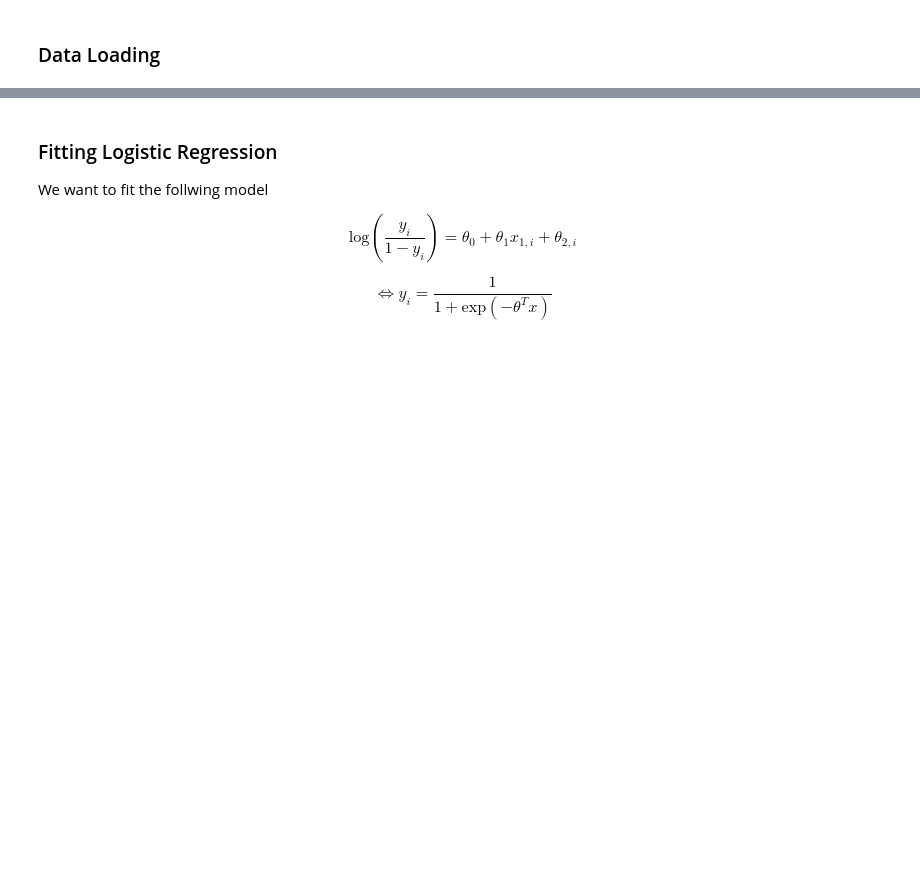
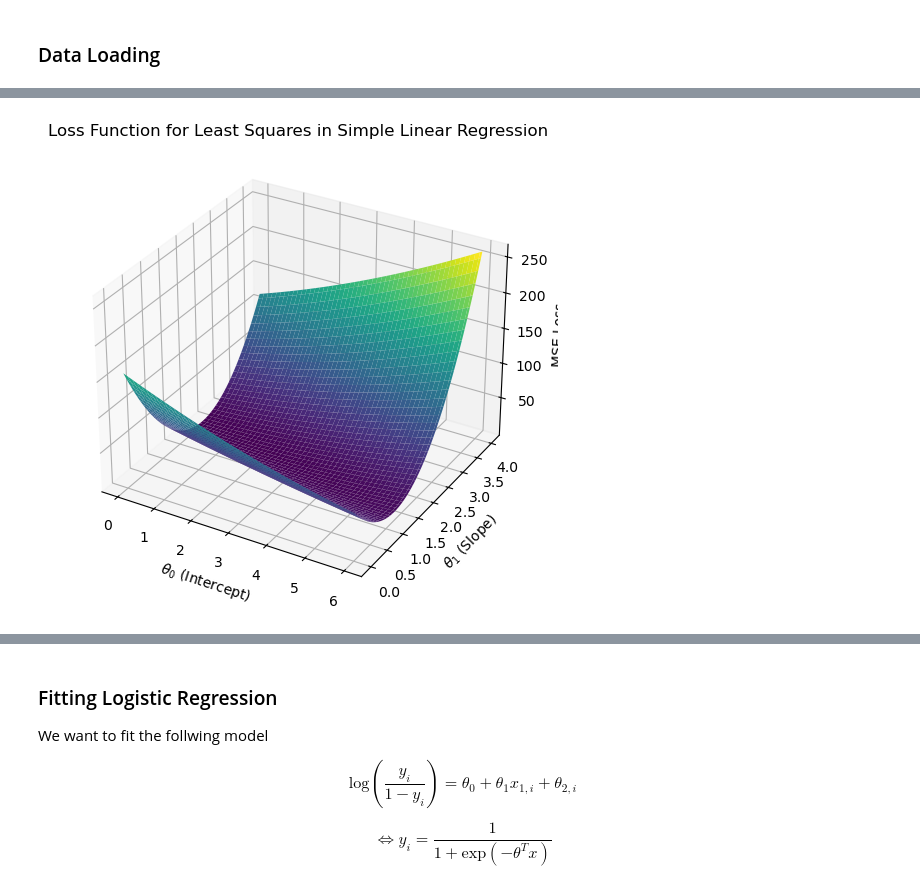
Before and after one commit to RPifaut/machine_learning, a Jupyter notebook: Basic Notions/logistic_regression.ipynb, the cells around one changed output, grey strips where cells are left out. Cells and saved outputs as stored; diff of their text form; code cells hidden in the pictures; blank space fills up the shorter version.

```diff
--- a/Basic Notions/logistic_regression.ipynb
+++ b/Basic Notions/logistic_regression.ipynb
@@ -45,0 +81,39 @@ memory usage: 137.9 KB
+# %%
+import numpy as np
+import matplotlib.pyplot as plt
+from mpl_toolkits.mplot3d import Axes3D
+
+
+# Generate synthetic data
+np.random.seed(42)
+X = np.linspace(0, 10, 20)   # 20 data points
+true_theta0, true_theta1 = 1, 2  # True parameters
+# Y = true_theta0 + true_theta1 * X + np.random.normal(scale=2, size=X.shape)  # Add noise
+Y = true_theta0 + true_theta1 * X
+
+# Define MSE Loss Function
+def mse_loss(theta0, theta1, X, Y):
+    Y_pred = theta0 + theta1 * X
+    return np.mean((Y - Y_pred) ** 2)
+
+# Create meshgrid of theta values
+theta0_vals = np.linspace(0, 6, 100)
+theta1_vals = np.linspace(0, 4, 100)
+Theta0, Theta1 = np.meshgrid(theta0_vals, theta1_vals)
+
+# Compute loss values
+Loss = np.array([[mse_loss(t0, t1, X, Y) for t1 in theta1_vals] for t0 in theta0_vals])
+
+# Plot 3D loss surface
+fig = plt.figure(figsize=(10, 6))
+ax = fig.add_subplot(111, projection='3d')
+ax.plot_surface(Theta0, Theta1, Loss.T, cmap='viridis')
+
+# Labels
+ax.set_xlabel(r'$\theta_0$ (Intercept)')
+ax.set_ylabel(r'$\theta_1$ (Slope)')
+ax.set_zlabel('MSE Loss')
+ax.set_title('Loss Function for Least Squares in Simple Linear Regression')
+plt.show()
+# %% [output]
+[figure, added]
```
Also changed, not shown: parts of 20 cells of this notebook, 1 other file.
